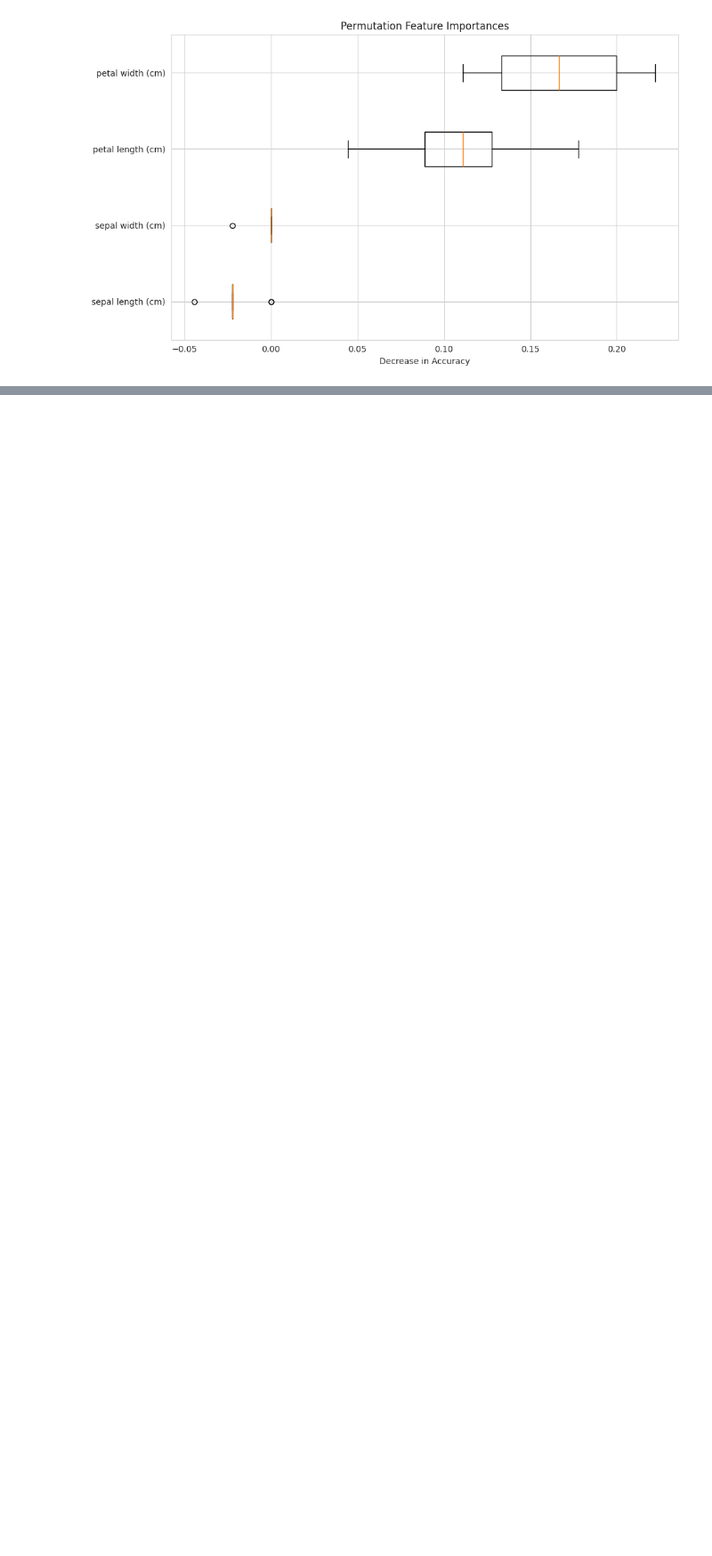
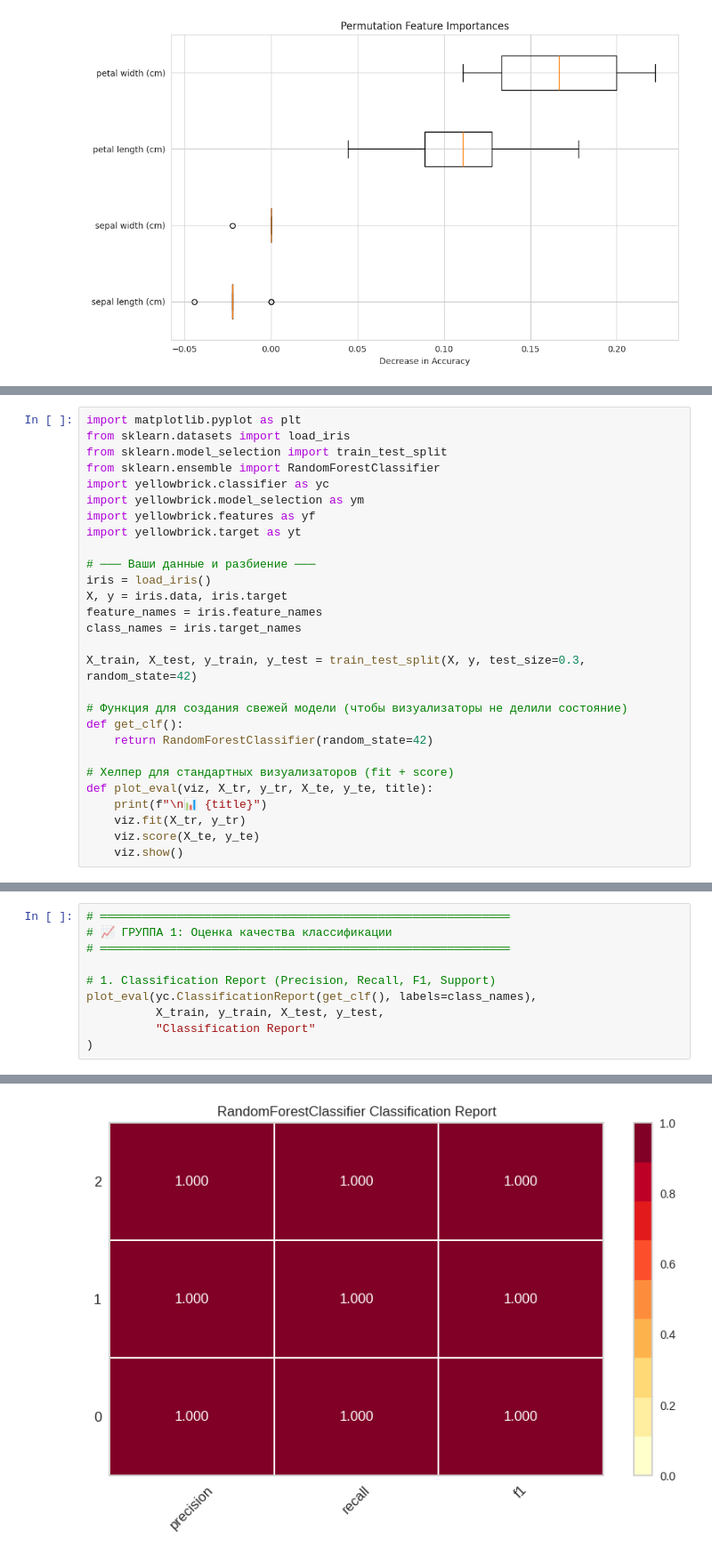
Before and after one commit to MinyaevAndrey/MYPETS, a Jupyter notebook: metrics.ipynb, the cells around one changed output, grey strips where cells are left out. Shown at 89% size. Drawn from its saved outputs; the diff is of its cells as text; blank space fills up the shorter version.

```diff
--- a/metrics.ipynb
+++ b/metrics.ipynb
@@ -598,0 +603,28 @@ plt.show()
+# %%
+import matplotlib.pyplot as plt
+from sklearn.datasets import load_iris
+from sklearn.model_selection import train_test_split
+from sklearn.ensemble import RandomForestClassifier
+import yellowbrick.classifier as yc
+import yellowbrick.model_selection as ym
+import yellowbrick.features as yf
+import yellowbrick.target as yt
+
+# ─── Ваши данные и разбиение ───
+iris = load_iris()
+X, y = iris.data, iris.target
+feature_names = iris.feature_names
+class_names = iris.target_names
+
+X_train, X_test, y_train, y_test = train_test_split(X, y, test_size=0.3, random_state=42)
+
+# Функция для создания свежей модели (чтобы визуализаторы не делили состояние)
+def get_clf():
+    return RandomForestClassifier(random_state=42)
+
+# Хелпер для стандартных визуализаторов (fit + score)
+def plot_eval(viz, X_tr, y_tr, X_te, y_te, title):
+    print(f"\n📊 {title}")
+    viz.fit(X_tr, y_tr)
+    viz.score(X_te, y_te)
+    viz.show()
@@ -598,0 +635,11 @@ plt.show()
+# %%
+# ═══════════════════════════════════════════════════════════
+# 📈 ГРУППА 1: Оценка качества классификации
+# ═══════════════════════════════════════════════════════════
+
+# 1. Classification Report (Precision, Recall, F1, Support)
+plot_eval(yc.ClassificationReport(get_clf(), labels=class_names),
+          X_train, y_train, X_test, y_test,
+          "Classification Report"
+)
+# %% [output]
@@ -598,0 +647 @@ plt.show()
+[figure, added]
```
Also changed, not shown: parts of 15 cells of this notebook.
